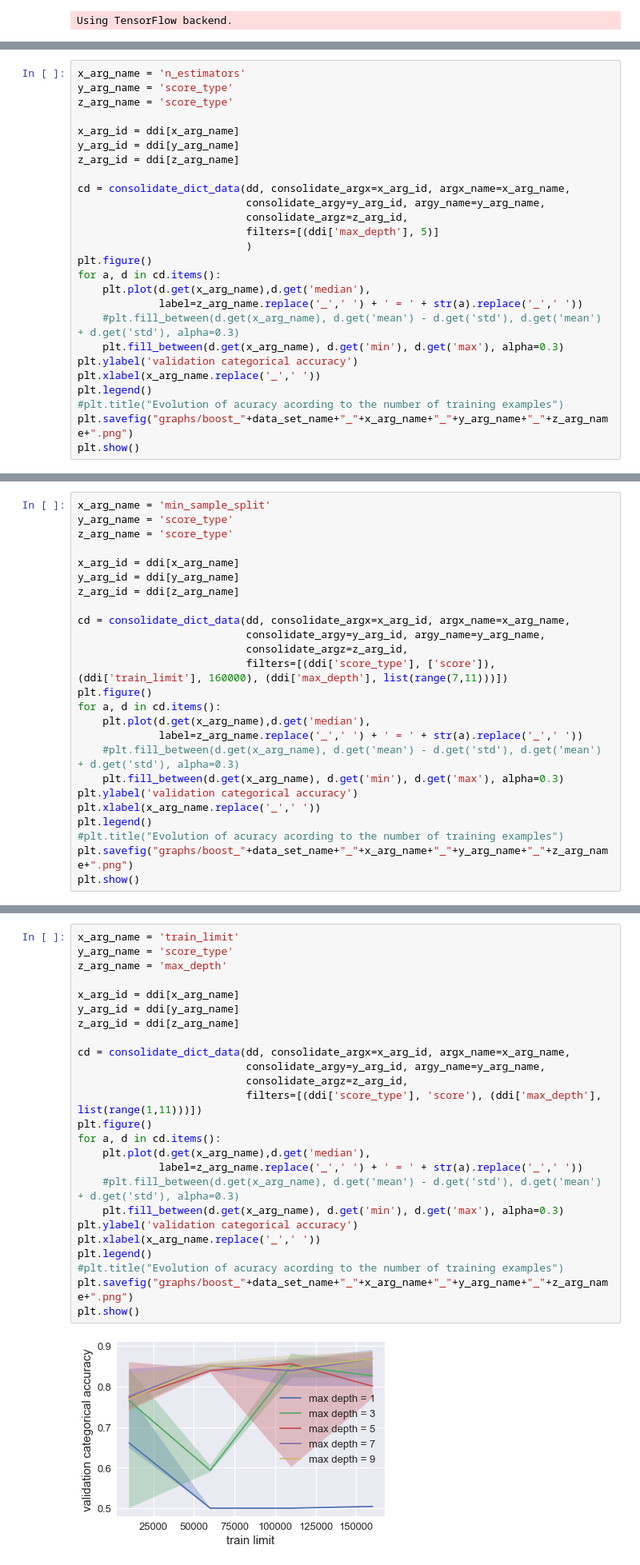
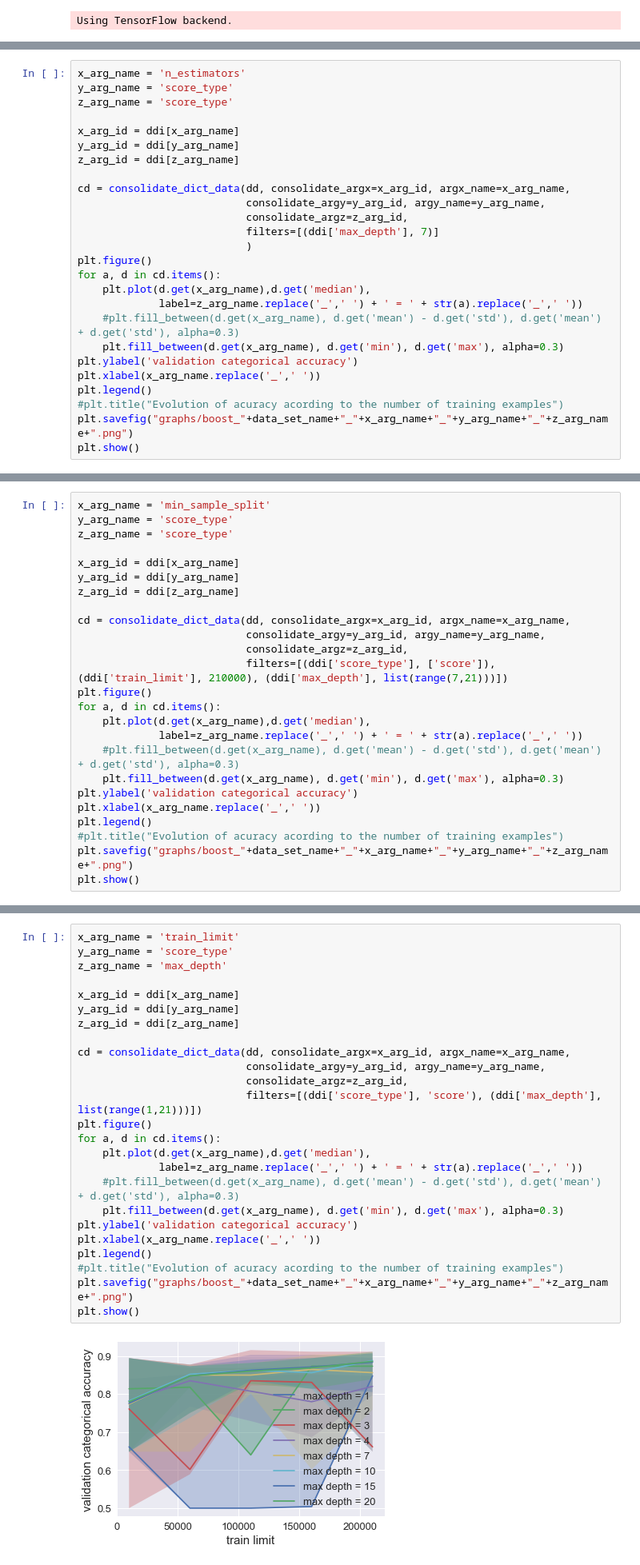
Before and after one commit to anliec/ML_homework_supervised, a Jupyter notebook: boost_test.ipynb, the cells around one changed output, grey strips where cells are left out. Shown: that part at 80% size. Saved outputs shown, nothing was run; the diff lists cells and outputs as text.

```diff
--- a/boost_test.ipynb
+++ b/boost_test.ipynb
@@ -71,7 +71,7 @@ z_arg_id = ddi[z_arg_name]
 cd = consolidate_dict_data(dd, consolidate_argx=x_arg_id, argx_name=x_arg_name,
                            consolidate_argy=y_arg_id, argy_name=y_arg_name,
                            consolidate_argz=z_arg_id,
-                           filters=[(ddi['max_depth'], 5)]
+                           filters=[(ddi['max_depth'], 7)]
                            )
 plt.figure()
 for a, d in cd.items():
@@ -127,7 +127,7 @@ z_arg_id = ddi[z_arg_name]
 cd = consolidate_dict_data(dd, consolidate_argx=x_arg_id, argx_name=x_arg_name,
                            consolidate_argy=y_arg_id, argy_name=y_arg_name,
                            consolidate_argz=z_arg_id,
-                           filters=[(ddi['score_type'], ['score']), (ddi['train_limit'], 160000), (ddi['max_depth'], list(range(7,11)))])
+                           filters=[(ddi['score_type'], ['score']), (ddi['train_limit'], 210000), (ddi['max_depth'], list(range(7,21)))])
 plt.figure()
 for a, d in cd.items():
     plt.plot(d.get(x_arg_name),d.get('median'),
@@ -145,30 +145,30 @@ plt.show()
 # %%
 x_arg_name = 'train_limit'
 y_arg_name = 'score_type'
 z_arg_name = 'max_depth'
 
 x_arg_id = ddi[x_arg_name]
 y_arg_id = ddi[y_arg_name]
 z_arg_id = ddi[z_arg_name]
 
 cd = consolidate_dict_data(dd, consolidate_argx=x_arg_id, argx_name=x_arg_name,
                            consolidate_argy=y_arg_id, argy_name=y_arg_name,
                            consolidate_argz=z_arg_id,
-                           filters=[(ddi['score_type'], 'score'), (ddi['max_depth'], list(range(1,11)))])
+                           filters=[(ddi['score_type'], 'score'), (ddi['max_depth'], list(range(1,21)))])
 plt.figure()
 for a, d in cd.items():
     plt.plot(d.get(x_arg_name),d.get('median'),
              label=z_arg_name.replace('_',' ') + ' = ' + str(a).replace('_',' '))
     #plt.fill_between(d.get(x_arg_name), d.get('mean') - d.get('std'), d.get('mean') + d.get('std'), alpha=0.3)
     plt.fill_between(d.get(x_arg_name), d.get('min'), d.get('max'), alpha=0.3)
 plt.ylabel('validation categorical accuracy')
 plt.xlabel(x_arg_name.replace('_',' '))
 plt.legend()
 #plt.title("Evolution of acuracy acording to the number of training examples")
 plt.savefig("graphs/boost_"+data_set_name+"_"+x_arg_name+"_"+y_arg_name+"_"+z_arg_name+".png")
 plt.show()
 # %% [output]
-[figure, old version]
+[figure, new version]
 # %% [markdown]
 # Starcraft dataset
 # %%
```
Also changed, not shown: parts of 5 cells of this notebook, 1 other file.
